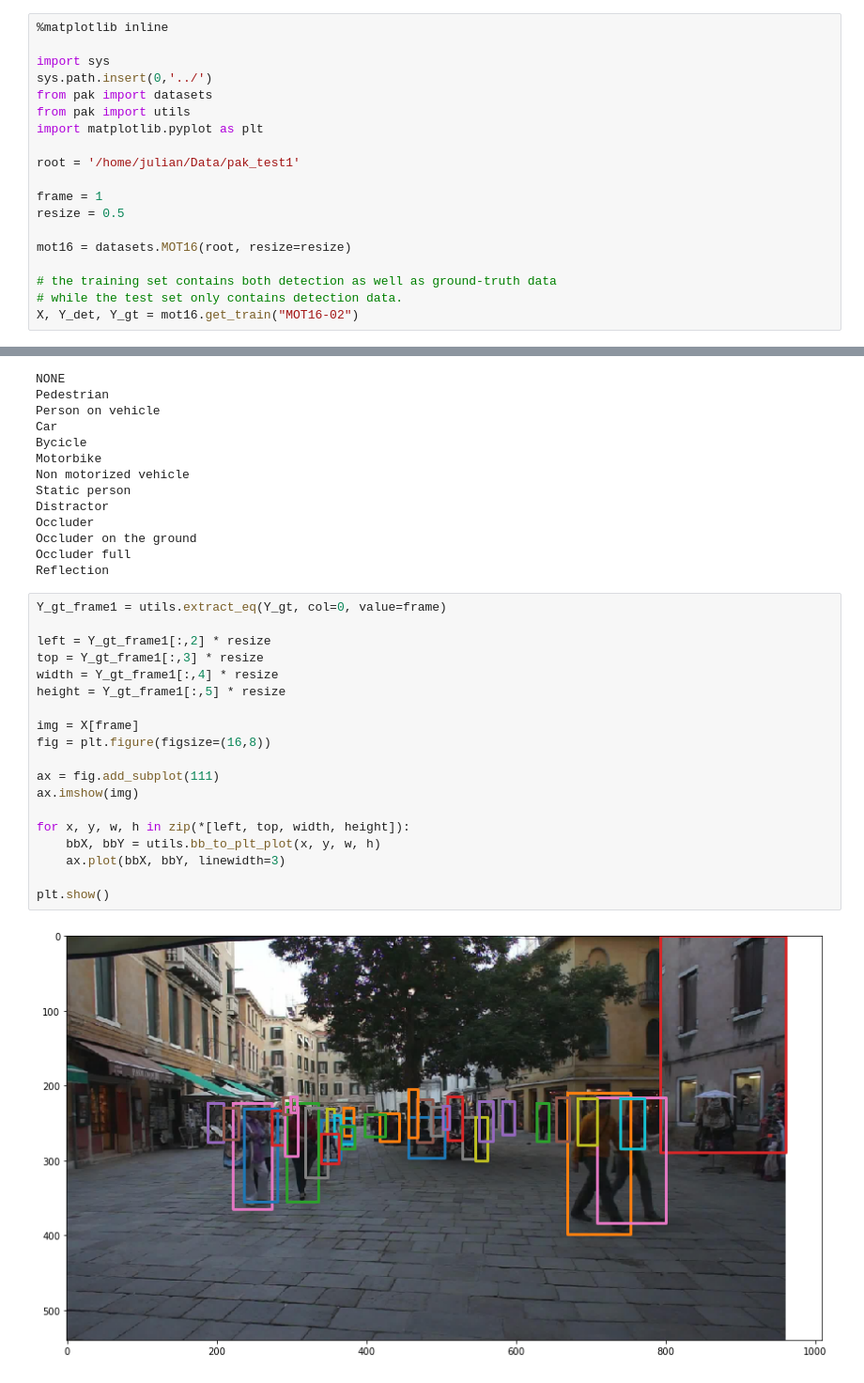
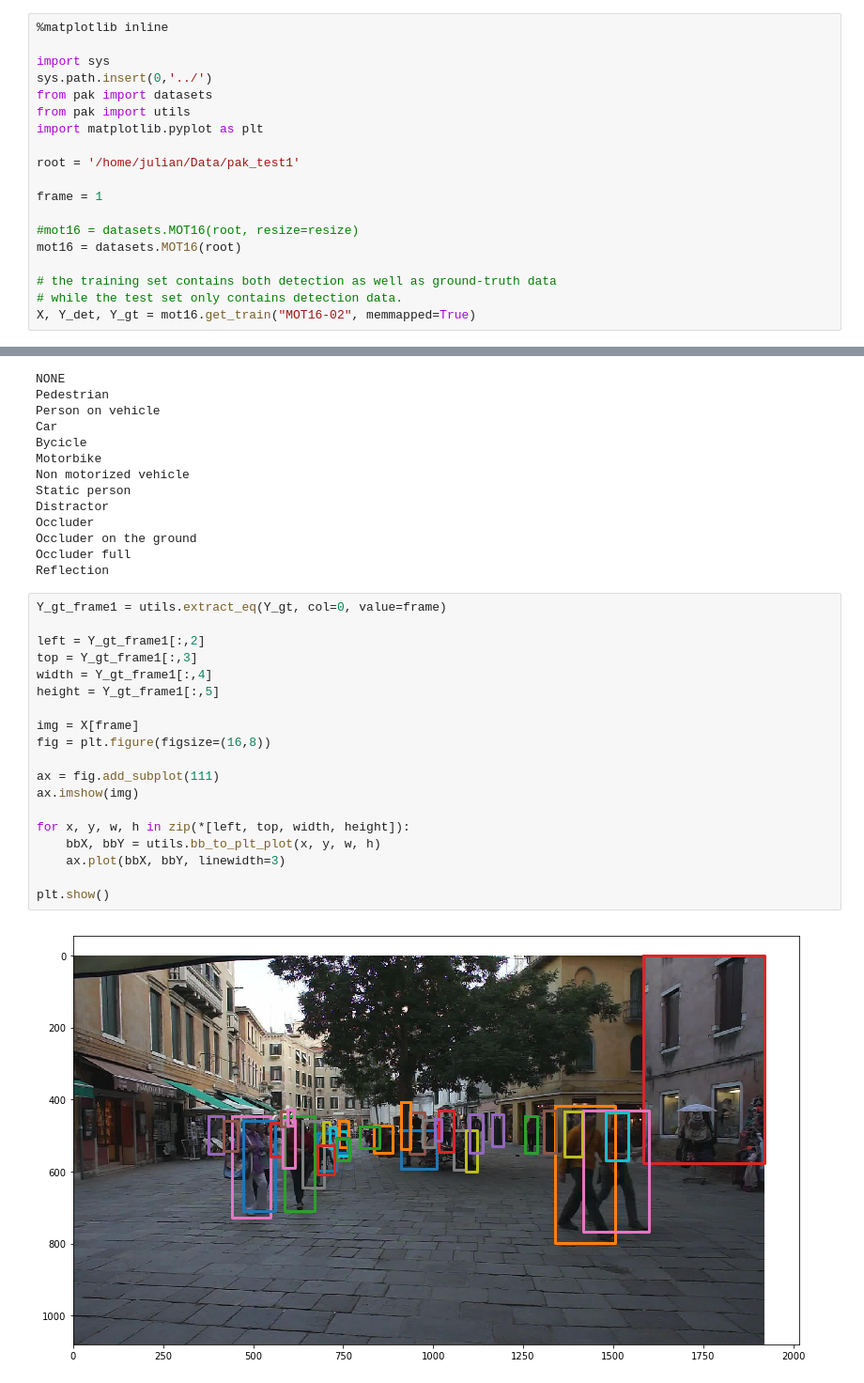
Before and after one commit to jutanke/pak, a Jupyter notebook: samples/MOT16.ipynb, the cells around one changed output, grey strips where cells are left out. Shown at 94% size. Saved outputs shown, nothing was run; the diff lists cells and outputs as text.

Commit message:
Make MOT dataset memmapped so that we can load it whereever we want

```diff
--- a/samples/MOT16.ipynb
+++ b/samples/MOT16.ipynb
@@ -31,12 +31,12 @@ import matplotlib.pyplot as plt
 root = '/home/julian/Data/pak_test1'
 
 frame = 1
-resize = 0.5
 
-mot16 = datasets.MOT16(root, resize=resize)
+#mot16 = datasets.MOT16(root, resize=resize)
+mot16 = datasets.MOT16(root)
 
 # the training set contains both detection as well as ground-truth data
 # while the test set only contains detection data.
-X, Y_det, Y_gt = mot16.get_train("MOT16-02")
+X, Y_det, Y_gt = mot16.get_train("MOT16-02", memmapped=True)
 # %% [output]
 /home/julian/Data/pak_test1/MOT16 found :)
@@ -126,21 +127,21 @@ Reflection
 # %%
 Y_gt_frame1 = utils.extract_eq(Y_gt, col=0, value=frame)
 
-left = Y_gt_frame1[:,2] * resize
-top = Y_gt_frame1[:,3] * resize
-width = Y_gt_frame1[:,4] * resize
-height = Y_gt_frame1[:,5] * resize
+left = Y_gt_frame1[:,2]
+top = Y_gt_frame1[:,3]
+width = Y_gt_frame1[:,4]
+height = Y_gt_frame1[:,5]
 
 img = X[frame]
 fig = plt.figure(figsize=(16,8))
 
 ax = fig.add_subplot(111)
 ax.imshow(img)
 
 for x, y, w, h in zip(*[left, top, width, height]):
     bbX, bbY = utils.bb_to_plt_plot(x, y, w, h)
     ax.plot(bbX, bbY, linewidth=3)
 
 plt.show()
 # %% [output]
-[figure, old version]
+[figure, new version]
```
Also changed, not shown: parts of 1 cell of this notebook, 3 other files.
